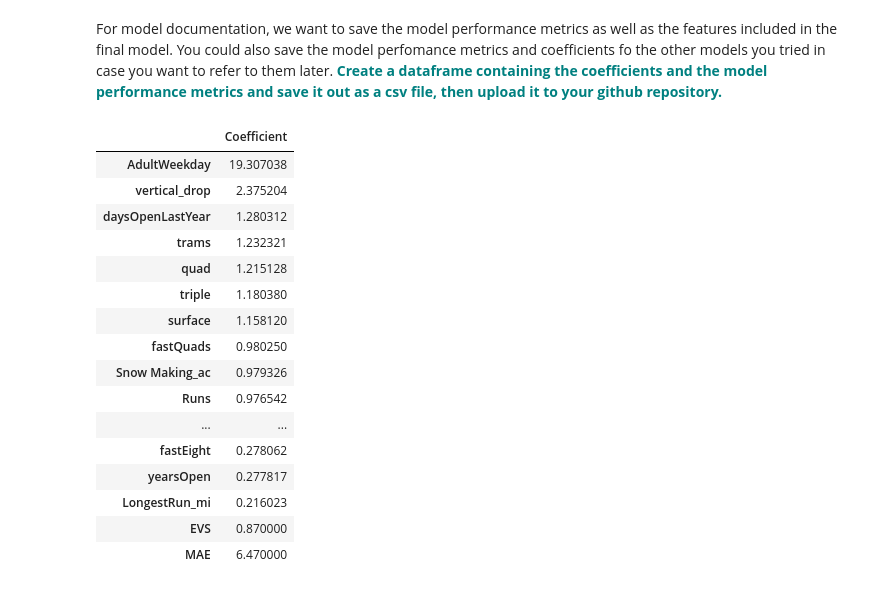
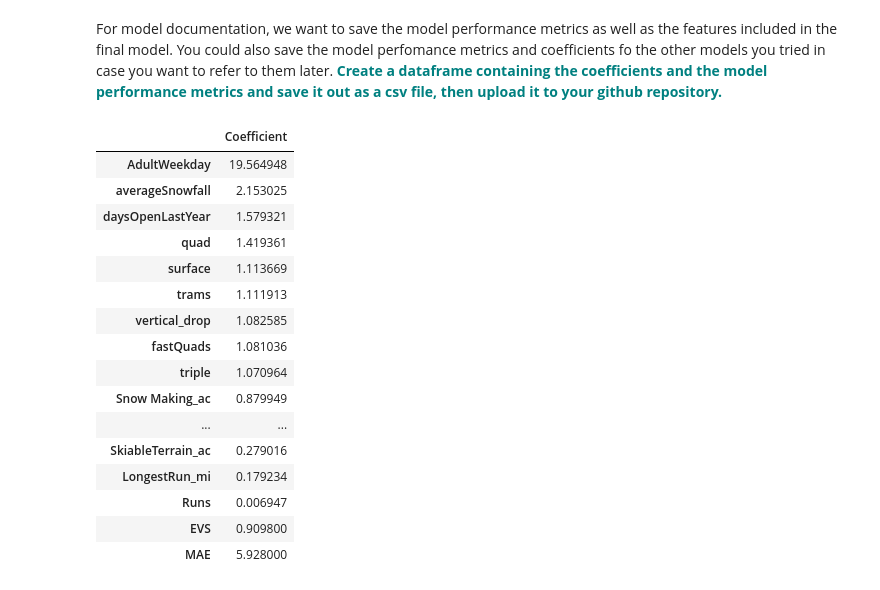
Before and after one commit to christianveater/GuidedCapstone, a Jupyter notebook: 6_6_Documentation/Notebook_stepsix.ipynb, the cells around one changed output. Saved outputs shown, nothing was run; the diff lists cells and outputs as text; code cells hidden in the pictures.

```diff
--- a/6_6_Documentation/Notebook_stepsix.ipynb
+++ b/6_6_Documentation/Notebook_stepsix.ipynb
@@ -92,0 +64,7 @@ Mean Absolute Error: 6.469183650731975
+# %%
+X = df.drop(['Name','state', 'AdultWeekend', 'clusters', 'summit_elev', 'base_elev'], axis=1)
+y = df['AdultWeekend']
+scaler = preprocessing.StandardScaler().fit(X)
+X_scaled=scaler.transform(X)
+y = y.ravel()
+X_train, X_test, y_train, y_test = train_test_split(X_scaled, y, test_size=0.25, random_state=1)
@@ -191,27 +179,28 @@ dump(model, 'regression_model_adultweekend.joblib')
 ## Finalize Documentation
 # %% [markdown]
 For model documentation, we want to save the model performance metrics as well as the features included in the final model. You could also save the model perfomance metrics and coefficients fo the other models you tried in case you want to refer to them later. **<font color='teal'> Create a dataframe containing the coefficients and the model performance metrics and save it out as a csv file, then upload it to your github repository.</font>**
-# %%
-dfco1 = dfco.drop(['clusters'])
-dfco1.loc['EVS'] = [0.87]
-dfco1.loc['MAE'] = [6.47]
-dfco1
-# %% [output]
-|  | Coefficient |
-| AdultWeekday | 19.307038 |
-| vertical_drop | 2.375204 |
-| daysOpenLastYear | 1.280312 |
-| trams | 1.232321 |
-| quad | 1.215128 |
-| triple | 1.180380 |
-| surface | 1.158120 |
-| fastQuads | 0.980250 |
-| Snow Making_ac | 0.979326 |
-| Runs | 0.976542 |
-| ... | ... |
-| fastEight | 0.278062 |
-| yearsOpen | 0.277817 |
-| LongestRun_mi | 0.216023 |
-| EVS | 0.870000 |
-| MAE | 6.470000 |
+# %%
+dfco = pd.DataFrame(abs(lm.coef_), X.columns, columns=['Coefficient'])
+dfco.sort_values(by='Coefficient', ascending=False, inplace=True)
+dfco.loc['EVS'] = 0.9098
+dfco.loc['MAE'] = 5.9280
+dfco
+# %% [output]
+|  | Coefficient |
+| AdultWeekday | 19.564948 |
+| averageSnowfall | 2.153025 |
+| daysOpenLastYear | 1.579321 |
+| quad | 1.419361 |
+| surface | 1.113669 |
+| trams | 1.111913 |
+| vertical_drop | 1.082585 |
+| fastQuads | 1.081036 |
+| triple | 1.070964 |
+| Snow Making_ac | 0.879949 |
+| ... | ... |
+| SkiableTerrain_ac | 0.279016 |
+| LongestRun_mi | 0.179234 |
+| Runs | 0.006947 |
+| EVS | 0.909800 |
+| MAE | 5.928000 |
 # %%
```
Also changed, not shown: parts of 13 cells of this notebook.
